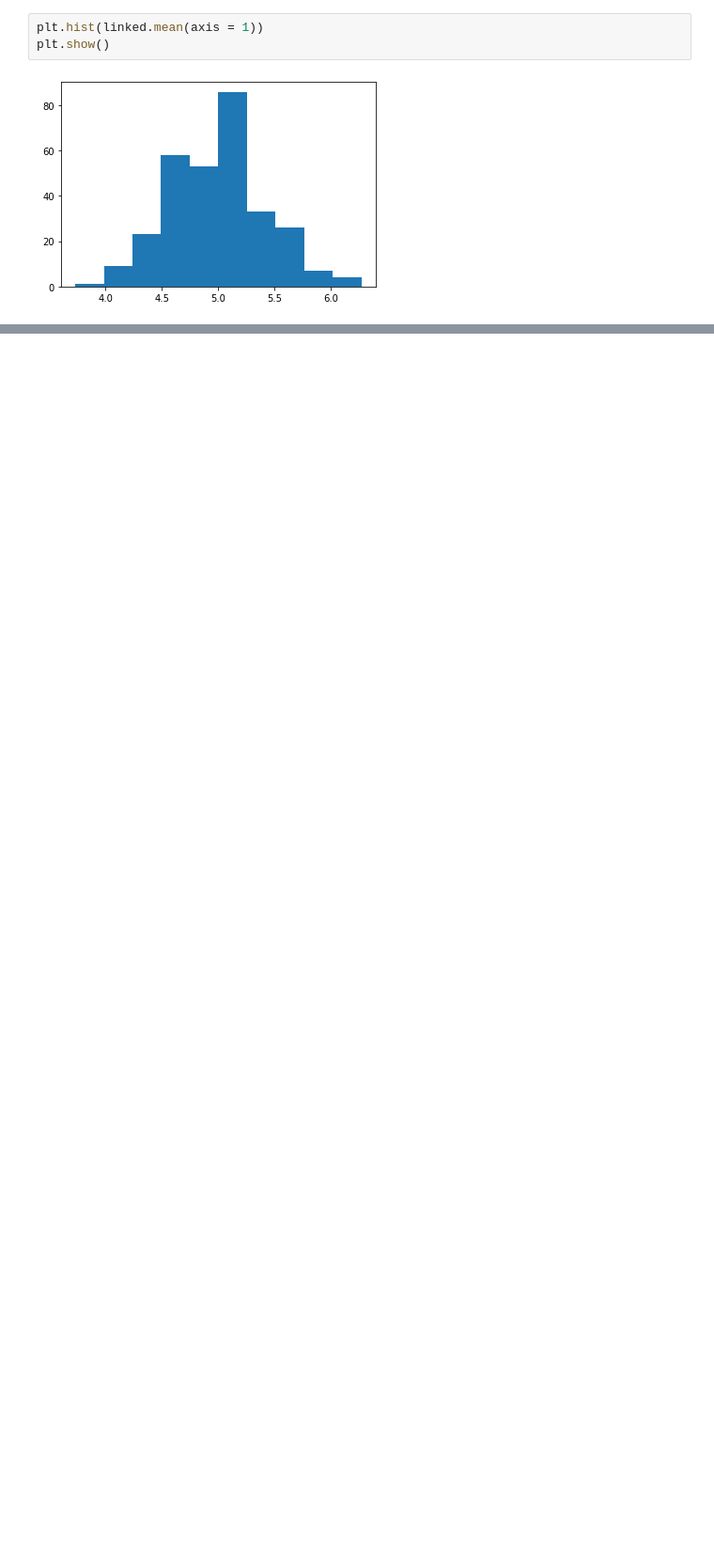
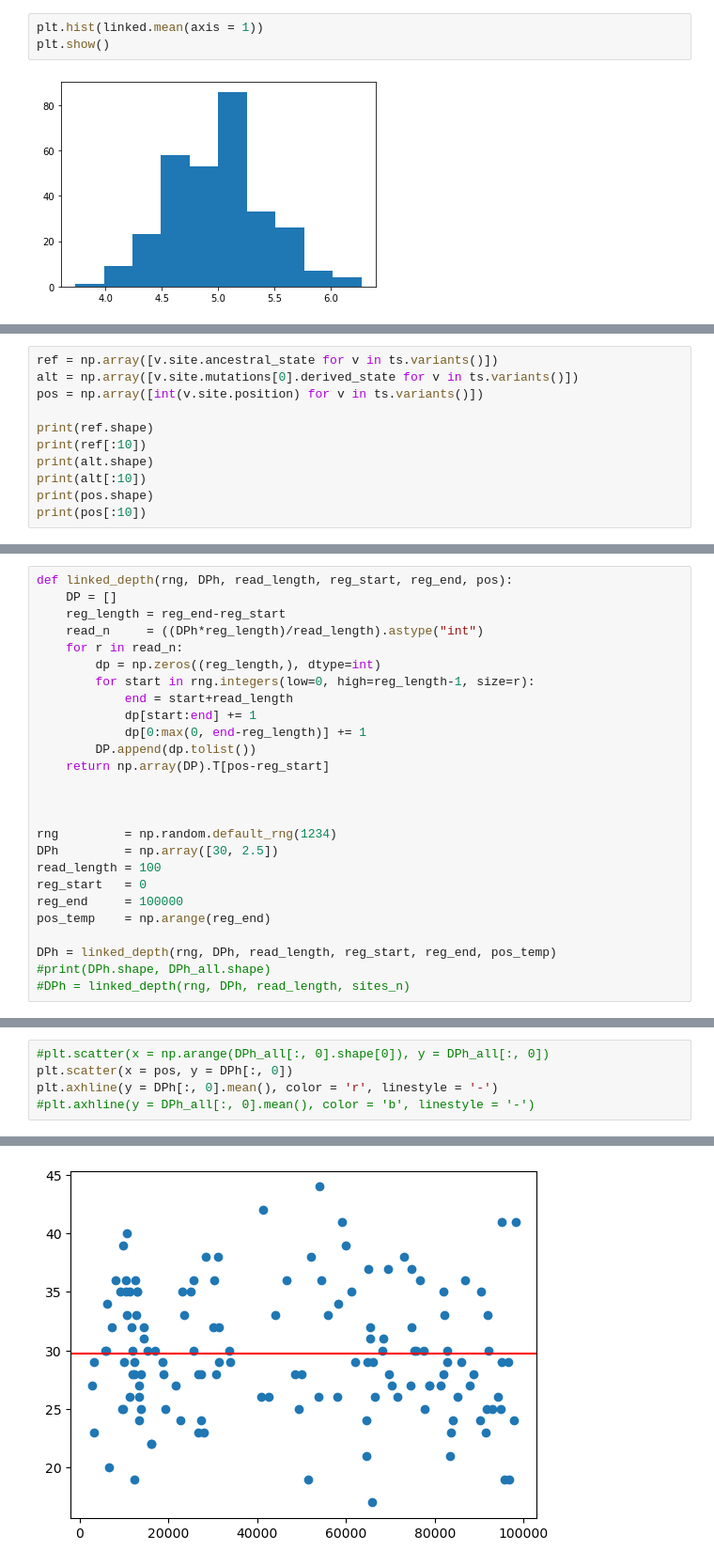
Before and after one commit to RacimoLab/simGL, a Jupyter notebook: notebook/simGL.ipynb, the cells around one changed output, grey strips where cells are left out. Shown at 94% size. Saved outputs shown, nothing was run; the diff lists cells and outputs as text; blank space fills up the shorter version.

Commit message:
Making read depth linked calculation as a circular sequence and refining other functions such as calculating Major and minor alleles based on Genotype Likelihoods

```diff
--- a/notebook/simGL.ipynb
+++ b/notebook/simGL.ipynb
@@ -2056,0 +2100,11 @@ plt.show()
+# %%
+ref = np.array([v.site.ancestral_state for v in ts.variants()])
+alt = np.array([v.site.mutations[0].derived_state for v in ts.variants()])
+pos = np.array([int(v.site.position) for v in ts.variants()])
+
+print(ref.shape)
+print(ref[:10])
+print(alt.shape)
+print(alt[:10])
+print(pos.shape)
+print(pos[:10])
@@ -2056,0 +2821,26 @@ plt.show()
+# %%
+def linked_depth(rng, DPh, read_length, reg_start, reg_end, pos):
+    DP = []
+    reg_length = reg_end-reg_start
+    read_n     = ((DPh*reg_length)/read_length).astype("int")
+    for r in read_n:
+        dp = np.zeros((reg_length,), dtype=int)
+        for start in rng.integers(low=0, high=reg_length-1, size=r):
+            end = start+read_length
+            dp[start:end] += 1
+            dp[0:max(0, end-reg_length)] += 1
+        DP.append(dp.tolist())
+    return np.array(DP).T[pos-reg_start]
+
+
+
+rng         = np.random.default_rng(1234)
+DPh         = np.array([30, 2.5])
+read_length = 100
+reg_start   = 0
+reg_end     = 100000
+pos_temp    = np.arange(reg_end)
+
+DPh = linked_depth(rng, DPh, read_length, reg_start, reg_end, pos_temp)
+#print(DPh.shape, DPh_all.shape)
+#DPh = linked_depth(rng, DPh, read_length, sites_n)
@@ -2056,0 +2859,6 @@ plt.show()
+# %%
+#plt.scatter(x = np.arange(DPh_all[:, 0].shape[0]), y = DPh_all[:, 0])
+plt.scatter(x = pos, y = DPh[:, 0])
+plt.axhline(y = DPh[:, 0].mean(), color = 'r', linestyle = '-')
+#plt.axhline(y = DPh_all[:, 0].mean(), color = 'b', linestyle = '-')
+# %% [output]
@@ -2056,0 +2866 @@ plt.show()
+[figure, added]
```
Also changed, not shown: parts of 88 cells of this notebook, 4 other files.
